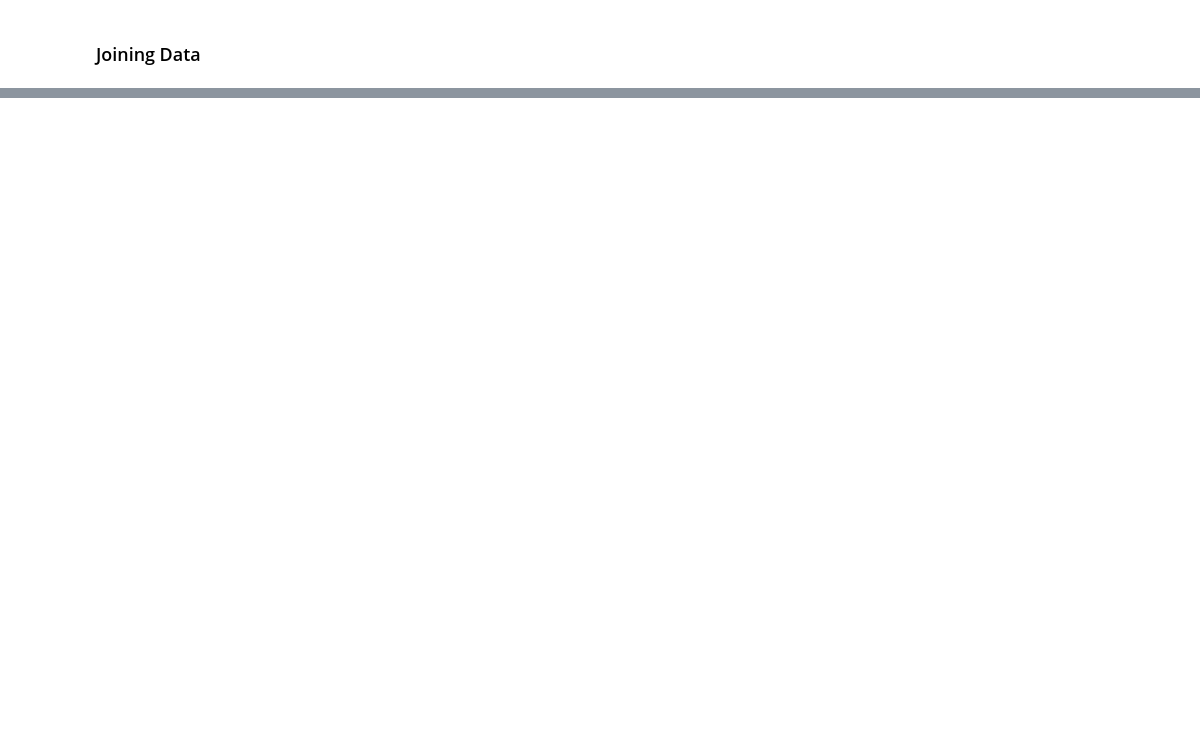
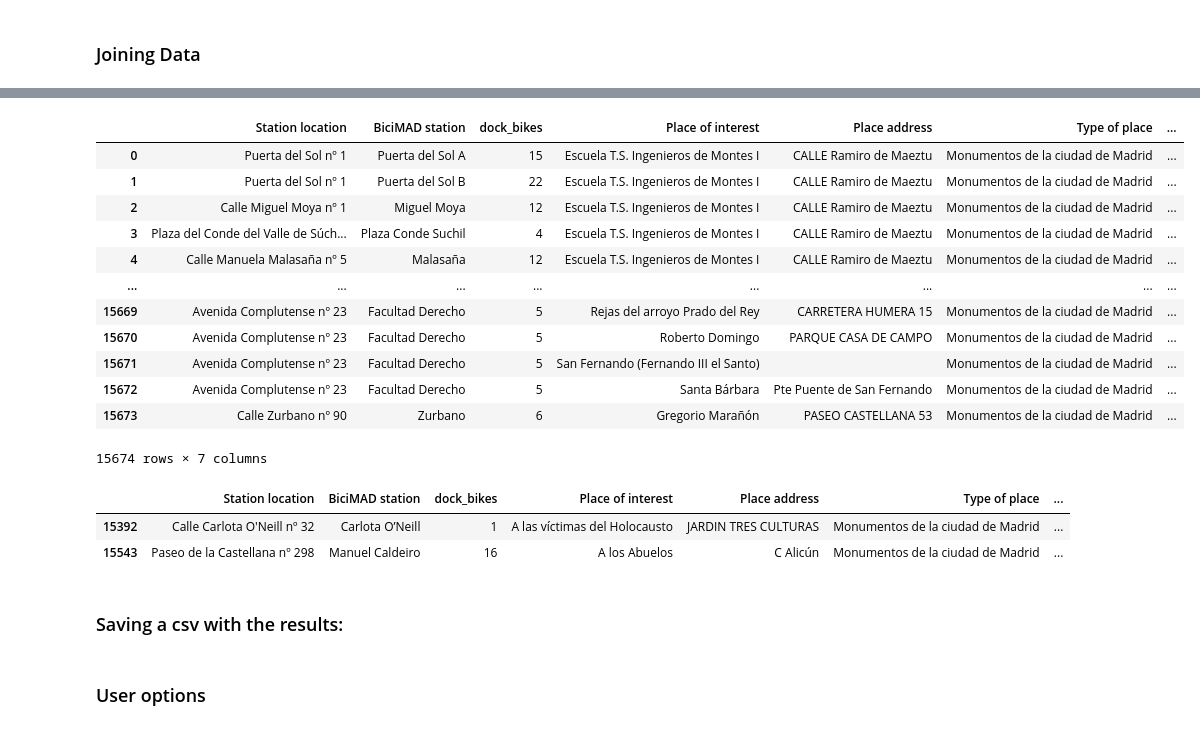
Before and after one commit to Malvagfr/ih_datamadpt1121_project_m1, a Jupyter notebook: notebooks/adquisition_module.ipynb, the cells around one changed output, grey strips where cells are left out. Saved outputs shown, nothing was run; the diff lists cells and outputs as text; code cells hidden in the pictures; blank space fills up the shorter version.

```diff
--- a/notebooks/adquisition_module.ipynb
+++ b/notebooks/adquisition_module.ipynb
@@ -161,0 +226,2 @@ interest_points_test
+# %%
+interest_points_bicimad.drop(['coordinates_bicimad','coordinates_interest_points'], axis=1, inplace=True)
@@ -161,0 +230,5 @@ interest_points_test
+# %%
+interest_points_bicimad_min=interest_points_bicimad.groupby(['Place of interest'])['distance'].min()
+# %%
+interest_points_bicimad_min = pd.DataFrame(interest_points_bicimad_min)
+interest_points_bicimad_min
@@ -161,0 +250,25 @@ interest_points_test
+# %%
+nearest_BiciMAD_station=interest_points_bicimad.merge(interest_points_bicimad_min, how='inner', on = ['Place of interest','distance'])
+nearest_BiciMAD_station
+# %% [output]
+|  | Station location | BiciMAD station | dock_bikes | Place of interest | Place address | Type of place | ... |
+| 0 | Puerta del Sol nº 1 | Puerta del Sol A | 15 | Escuela T.S. Ingenieros de Montes I | CALLE Ramiro de Maeztu | Monumentos de la ciudad de Madrid | ... |
+| 1 | Puerta del Sol nº 1 | Puerta del Sol B | 22 | Escuela T.S. Ingenieros de Montes I | CALLE Ramiro de Maeztu | Monumentos de la ciudad de Madrid | ... |
+| 2 | Calle Miguel Moya nº 1 | Miguel Moya | 12 | Escuela T.S. Ingenieros de Montes I | CALLE Ramiro de Maeztu | Monumentos de la ciudad de Madrid | ... |
+| 3 | Plaza del Conde del Valle de Súch... | Plaza Conde Suchil | 4 | Escuela T.S. Ingenieros de Montes I | CALLE Ramiro de Maeztu | Monumentos de la ciudad de Madrid | ... |
+| 4 | Calle Manuela Malasaña nº 5 | Malasaña | 12 | Escuela T.S. Ingenieros de Montes I | CALLE Ramiro de Maeztu | Monumentos de la ciudad de Madrid | ... |
+| ... | ... | ... | ... | ... | ... | ... | ... |
+| 15669 | Avenida Complutense nº 23 | Facultad Derecho | 5 | Rejas del arroyo Prado del Rey | CARRETERA HUMERA 15 | Monumentos de la ciudad de Madrid | ... |
+| 15670 | Avenida Complutense nº 23 | Facultad Derecho | 5 | Roberto Domingo | PARQUE CASA DE CAMPO | Monumentos de la ciudad de Madrid | ... |
+| 15671 | Avenida Complutense nº 23 | Facultad Derecho | 5 | San Fernando (Fernando III el Santo) |  | Monumentos de la ciudad de Madrid | ... |
+| 15672 | Avenida Complutense nº 23 | Facultad Derecho | 5 | Santa Bárbara | Pte Puente de San Fernando | Monumentos de la ciudad de Madrid | ... |
+| 15673 | Calle Zurbano nº 90 | Zurbano | 6 | Gregorio Marañón | PASEO CASTELLANA 53 | Monumentos de la ciudad de Madrid | ... |
+15674 rows × 7 columns
+# %%
+nearest_BiciMAD_station[(nearest_BiciMAD_station["Place of interest"]=="A las víctimas del Holocausto") | (nearest_BiciMAD_station["Place of interest"]=="A los Abuelos")]
+# %% [output]
+|  | Station location | BiciMAD station | dock_bikes | Place of interest | Place address | Type of place | ... |
+| 15392 | Calle Carlota O'Neill nº 32 | Carlota O’Neill | 1 | A las víctimas del Holocausto | JARDIN TRES CULTURAS | Monumentos de la ciudad de Madrid | ... |
+| 15543 | Paseo de la Castellana nº 298 | Manuel Caldeiro | 16 | A los Abuelos | C Alicún | Monumentos de la ciudad de Madrid | ... |
+# %% [markdown]
+### Saving a csv with the results:
@@ -161,0 +277,2 @@ interest_points_test
+# %% [markdown]
+### User options
```
Also changed, not shown: parts of 57 cells of this notebook, 7 other files.
